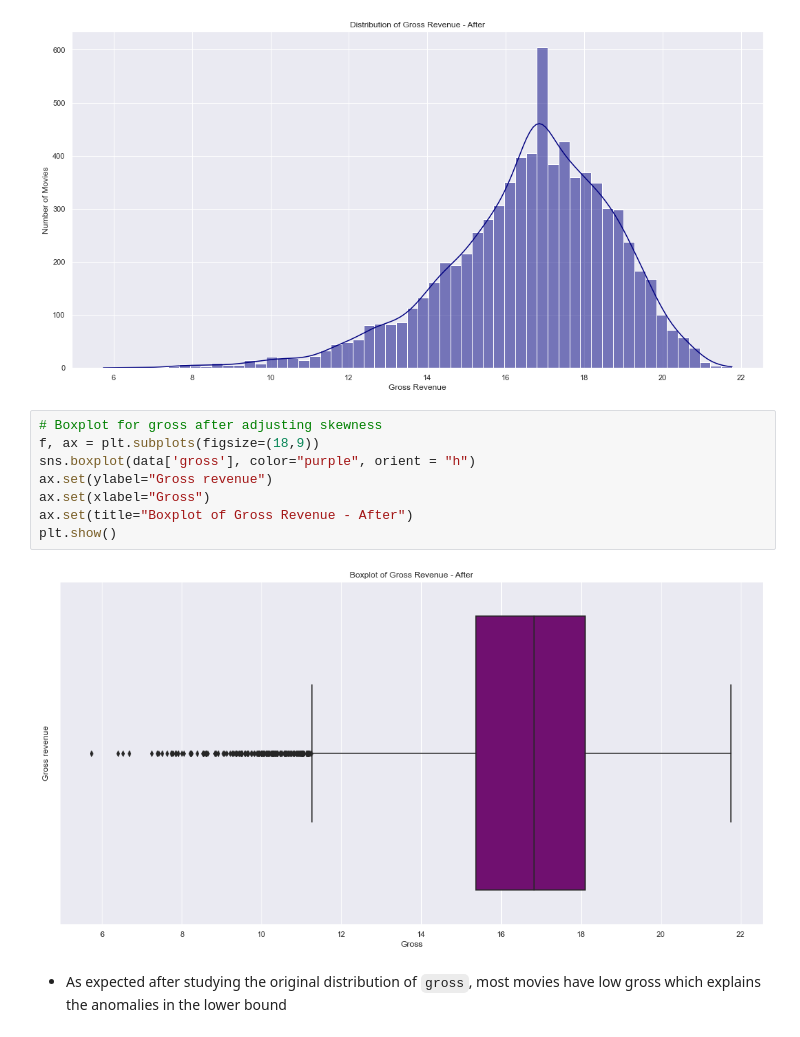
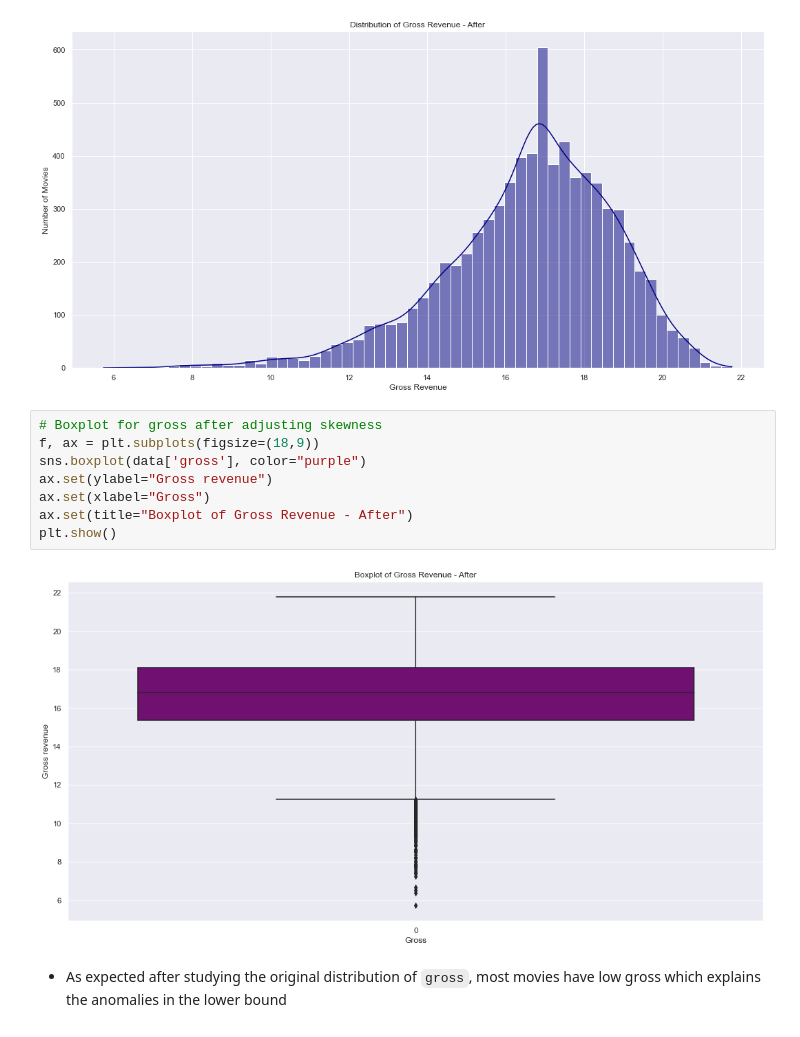
Before and after one commit to chengyaolee/SC1015-DSAI-Project, a Jupyter notebook: MiniProject2023_Team2.ipynb, the cells around one changed output. Cells and saved outputs as stored; diff of their text form.

```diff
--- a/MiniProject2023_Team2.ipynb
+++ b/MiniProject2023_Team2.ipynb
@@ -849,13 +851,13 @@ plt.show()
 # %%
 # Boxplot for gross after adjusting skewness
 f, ax = plt.subplots(figsize=(18,9))
-sns.boxplot(data['gross'], color="purple", orient = "h")
+sns.boxplot(data['gross'], color="purple")
 ax.set(ylabel="Gross revenue")
 ax.set(xlabel="Gross")
 ax.set(title="Boxplot of Gross Revenue - After")
 plt.show()
 # %% [output]
-[figure, old version]
+[figure, new version]
 # %% [markdown]
 * As expected after studying the original distribution of `gross`, most movies have low gross which explains the anomalies in the lower bound
 # %% [markdown]
```
Also changed, not shown: parts of 10 cells of this notebook.
